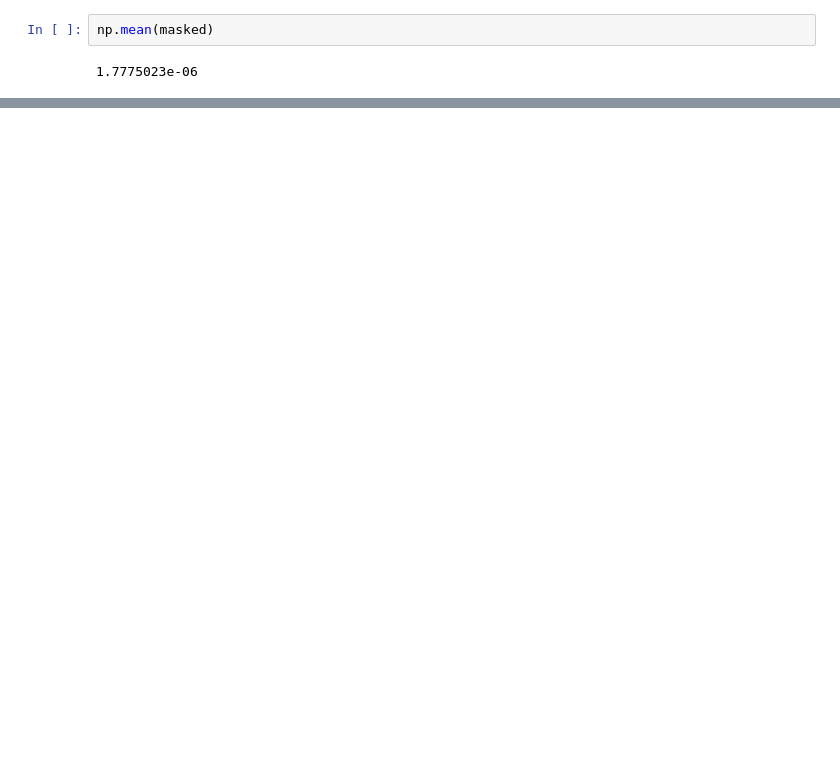
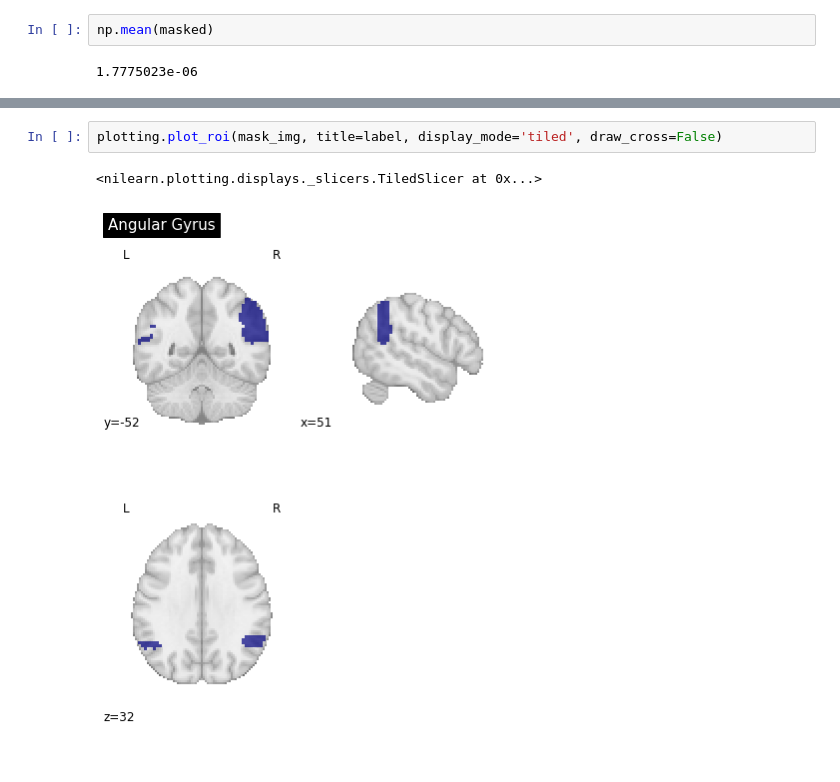
Before and after one commit to brodoSwaggins/brainiak, a Jupyter notebook: docs/examples/eventseg/Event_seg2.ipynb, the cells around one changed output, grey strips where cells are left out. Cells and saved outputs as stored; diff of their text form; blank space fills up the shorter version.

```diff
--- a/docs/examples/eventseg/Event_seg2.ipynb
+++ b/docs/examples/eventseg/Event_seg2.ipynb
@@ -94,0 +121,5 @@ np.mean(masked)
+# %%
+plotting.plot_roi(mask_img, title=label, display_mode='tiled', draw_cross=False)
+# %% [output]
+<nilearn.plotting.displays._slicers.TiledSlicer at 0x...>
+[figure, added]
```
Also changed, not shown: parts of 20 cells of this notebook.
